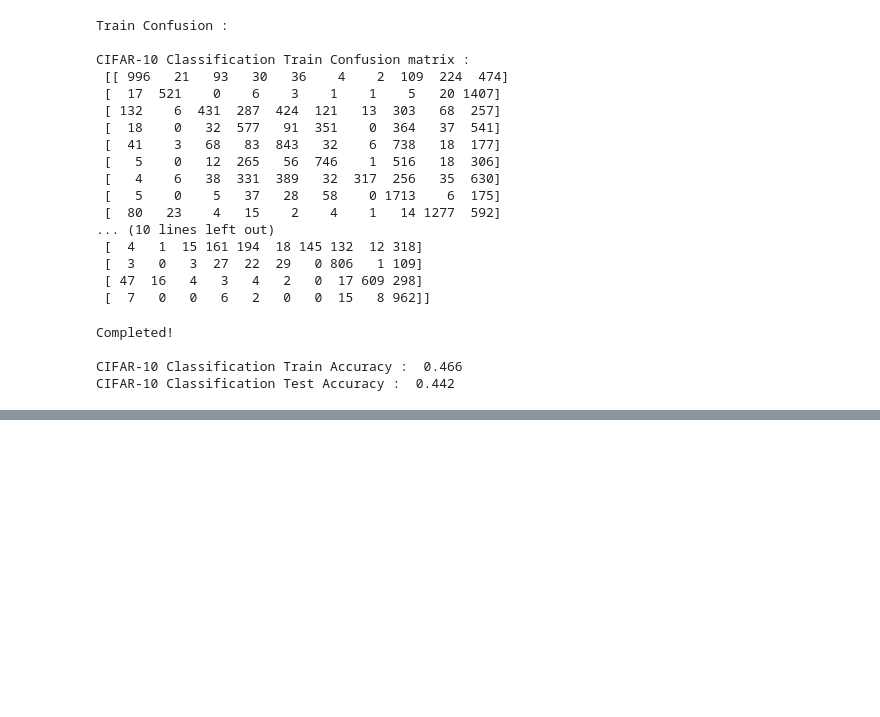
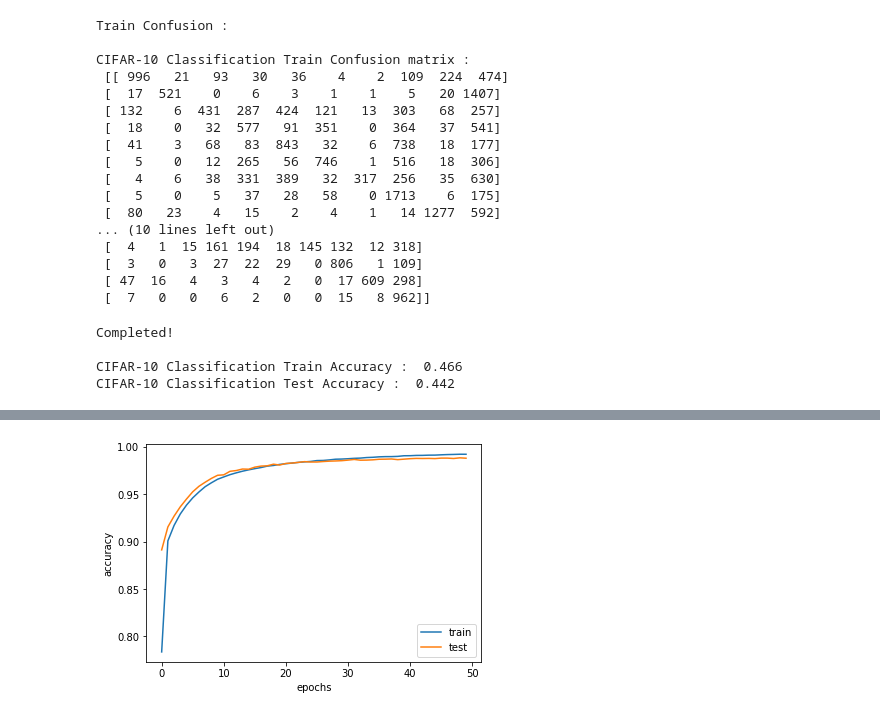
Before and after one commit to shovon-Machine-Learning-DL-AI/PayPal_workshop_2020, a Jupyter notebook: Notebooks/Application_CNN_V1.ipynb, the cells around one changed output, grey strips where cells are left out. Drawn from its saved outputs; the diff is of its cells as text; code cells hidden in the pictures; blank space fills up the shorter version.

```diff
--- a/Notebooks/Application_CNN_V1.ipynb
+++ b/Notebooks/Application_CNN_V1.ipynb
@@ -928,0 +1092,2 @@ CIFAR-10 Classification Test Accuracy :  0.442
+# %%
+(X_train, y_train), (X_test, y_test) = mnist.load_data()
@@ -928,0 +1118,28 @@ CIFAR-10 Classification Test Accuracy :  0.442
+# %%
+lenet = Sequential()
+
+# Convolutional Layer C1
+lenet.add(Conv2D(6, kernel_size=(5, 5), activation='tanh',
+                 input_shape=input_shape, padding='same', name='C1'))
+
+# Pooling Layer S2
+lenet.add(AveragePooling2D(pool_size=(2, 2), name='S2'))
+
+# Convolutional Layer C3
+lenet.add(Conv2D(16, kernel_size=(5, 5), activation='tanh', name='C3'))
+
+# Pooling Layer S4
+lenet.add(AveragePooling2D(pool_size=(2, 2), name='S4'))
+
+# Fully Connected Convolutional Layer C5
+lenet.add(Conv2D(120, kernel_size=(5, 5), activation='tanh', name='C5'))
+
+# Fully Connected Layer FC6
+lenet.add(Flatten())
+lenet.add(Dense(84, activation='tanh', name='FC6'))
+
+#Output Layer (softmax activation)
+lenet.add(Dense(10, activation='softmax', name='OUTPUT'))
+# %%
+lenet.compile(loss=categorical_crossentropy, optimizer='SGD', metrics=['accuracy'])
+lenet.summary()
@@ -928,0 +1164,8 @@ CIFAR-10 Classification Test Accuracy :  0.442
+# %%
+batch_size = 64
+epochs = 50
+history = lenet.fit(X_train, y_train,
+                      batch_size=batch_size,
+                      epochs=epochs,
+                      validation_data=(X_test,
+                                       y_test))
@@ -928,0 +1192,8 @@ CIFAR-10 Classification Test Accuracy :  0.442
+# %%
+plt.plot(history.history['accuracy'])
+plt.plot(history.history['val_accuracy'])
+plt.ylabel('accuracy'); plt.xlabel('epochs')
+plt.legend(['train', 'test'], loc='lower right')
+plt.show()
+# %% [output]
+[figure, added]
```
Also changed, not shown: parts of 23 cells of this notebook, 6 other files.
